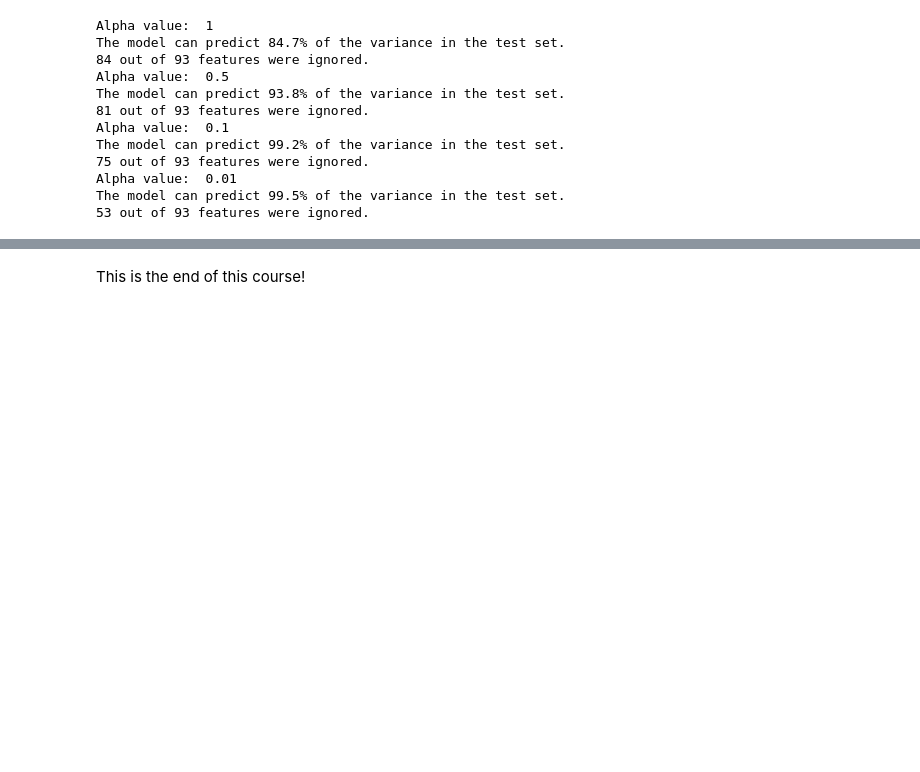
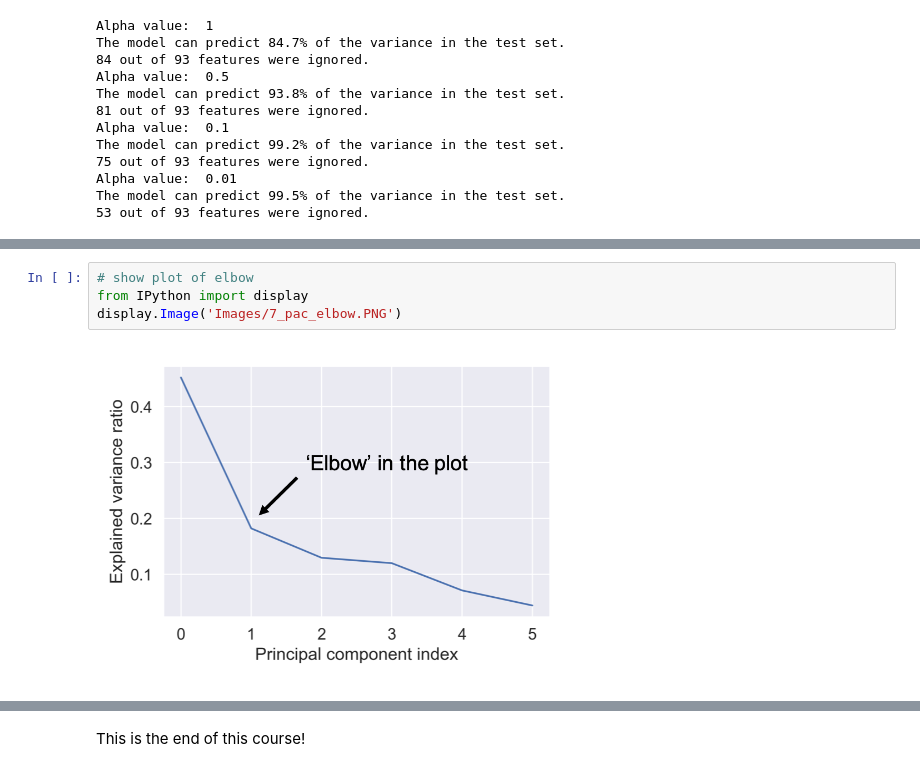
Before and after one commit to GuoweiYang19891101/datacamp_machine_learning_scientist_python, a Jupyter notebook: 7_dimension_reduction.ipynb, the cells around one changed output, grey strips where cells are left out. Cells and saved outputs as stored; diff of their text form; blank space fills up the shorter version.

```diff
--- a/7_dimension_reduction.ipynb
+++ b/7_dimension_reduction.ipynb
@@ -801,0 +1146,6 @@ The model can predict 99.5% of the variance in the test set.
+# %%
+# show plot of elbow
+from IPython import display
+display.Image('Images/7_pac_elbow.PNG')
+# %% [output]
+[figure, added]
```
Also changed, not shown: parts of 31 cells of this notebook, 7 other files.
